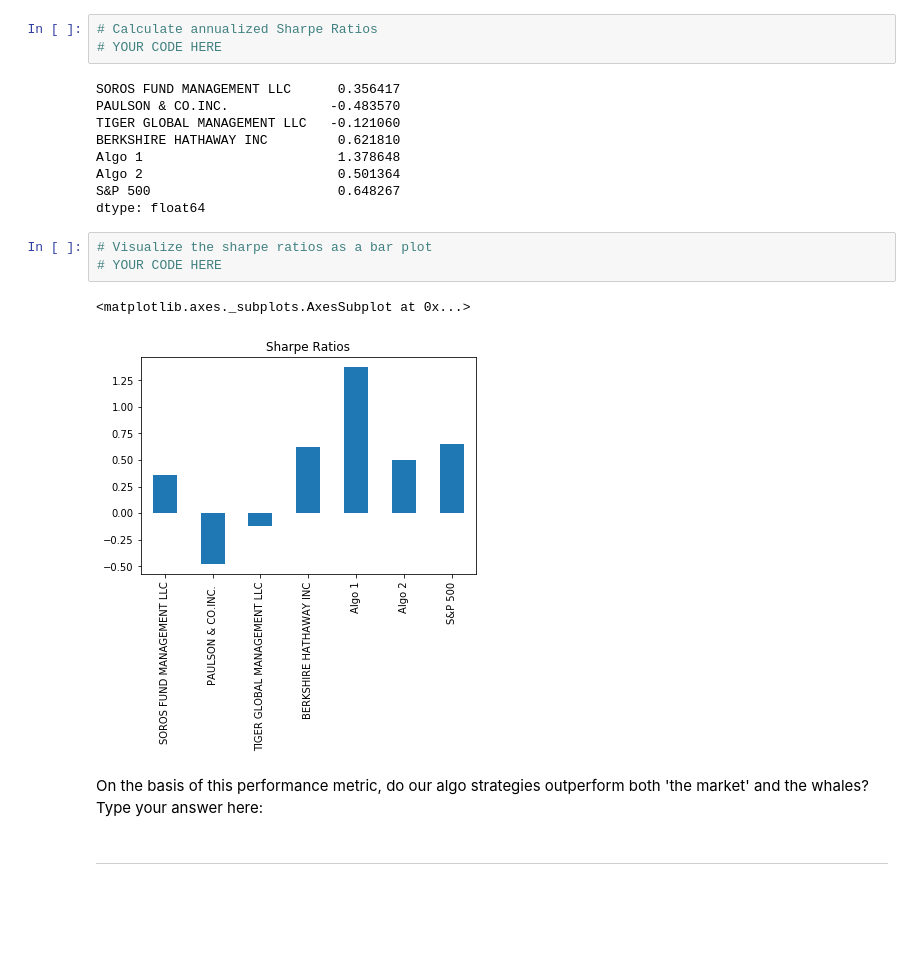
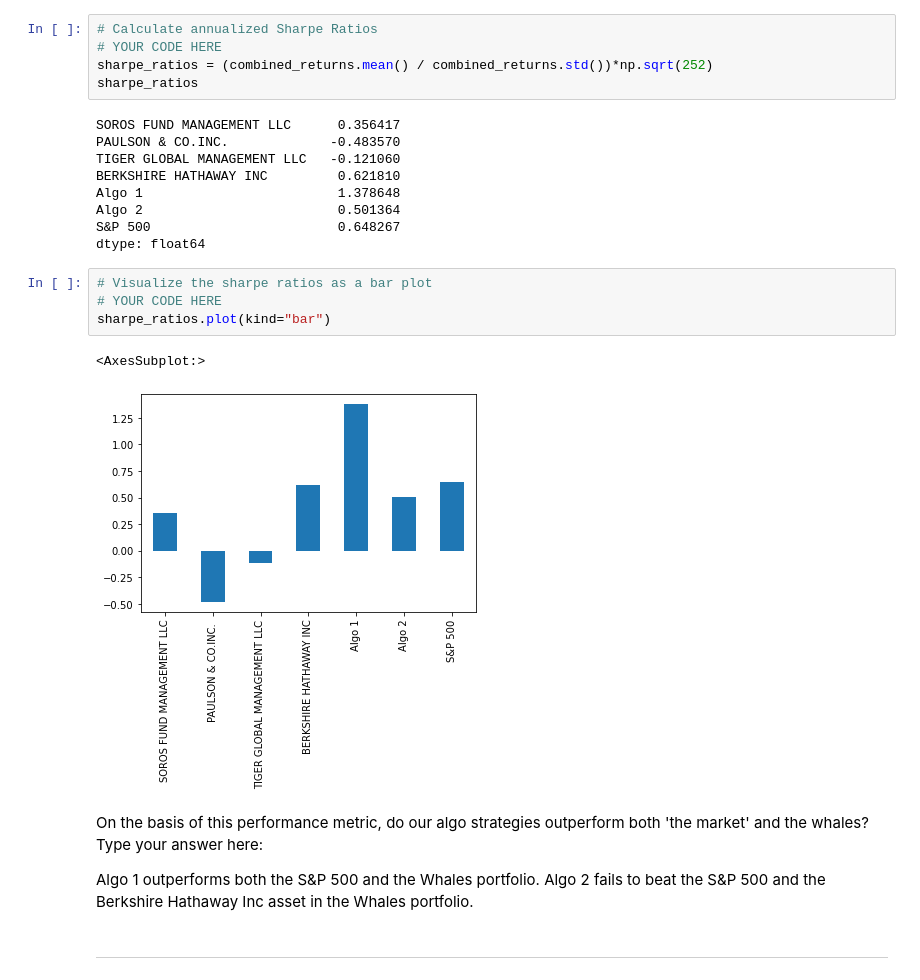
Before and after one commit to sudo-August/pandas-homework, a Jupyter notebook: whale_analysis.ipynb, the cells around one changed output. Cells and saved outputs as stored; diff of their text form; blank space fills up the shorter version.

Commit message:
Finished Plot Sharpe Ratios section

```diff
--- a/whale_analysis.ipynb
+++ b/whale_analysis.ipynb
@@ -409,6 +412,8 @@ In reality, investment managers and thier institutional investors look at the ra
 # %%
 # Calculate annualized Sharpe Ratios
 # YOUR CODE HERE
+sharpe_ratios = (combined_returns.mean() / combined_returns.std())*np.sqrt(252)
+sharpe_ratios
 # %% [output]
 SOROS FUND MANAGEMENT LLC      0.356417
 PAULSON & CO.INC.             -0.483570
@@ -421,11 +426,14 @@ dtype: float64
 # %%
 # Visualize the sharpe ratios as a bar plot
 # YOUR CODE HERE
+sharpe_ratios.plot(kind="bar")
 # %% [output]
-<matplotlib.axes._subplots.AxesSubplot at 0x...>
+<AxesSubplot:>
-[figure, old version]
+[figure, new version]
 # %% [markdown]
 On the basis of this performance metric, do our algo strategies outperform both 'the market' and the whales? Type your answer here:
+
+Algo 1 outperforms both the S&P 500 and the Whales portfolio. Algo 2 fails to beat the S&P 500 and the Berkshire Hathaway Inc asset in the Whales portfolio.
 # %% [markdown]
 ---
 # %% [markdown]
```
Also changed, not shown: parts of 1 cell of this notebook.
